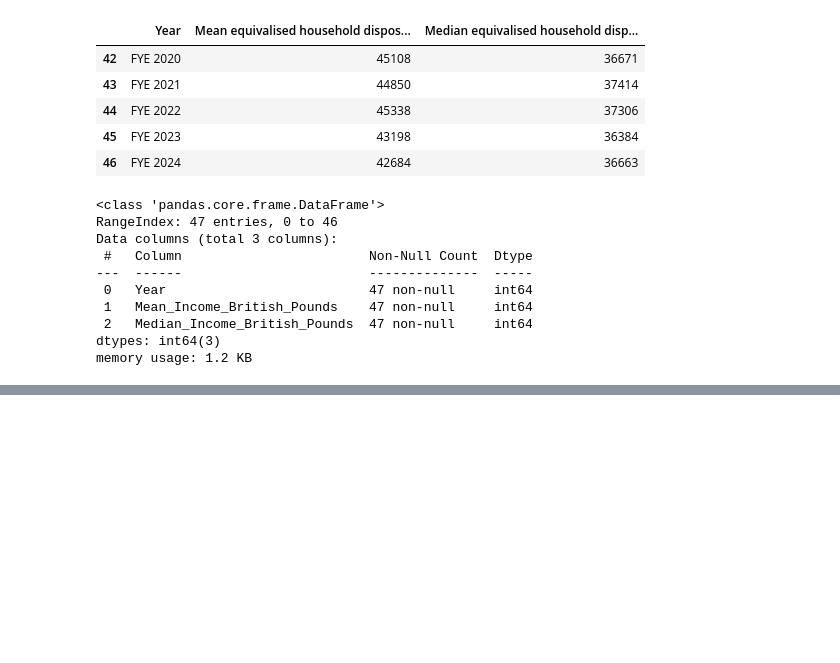
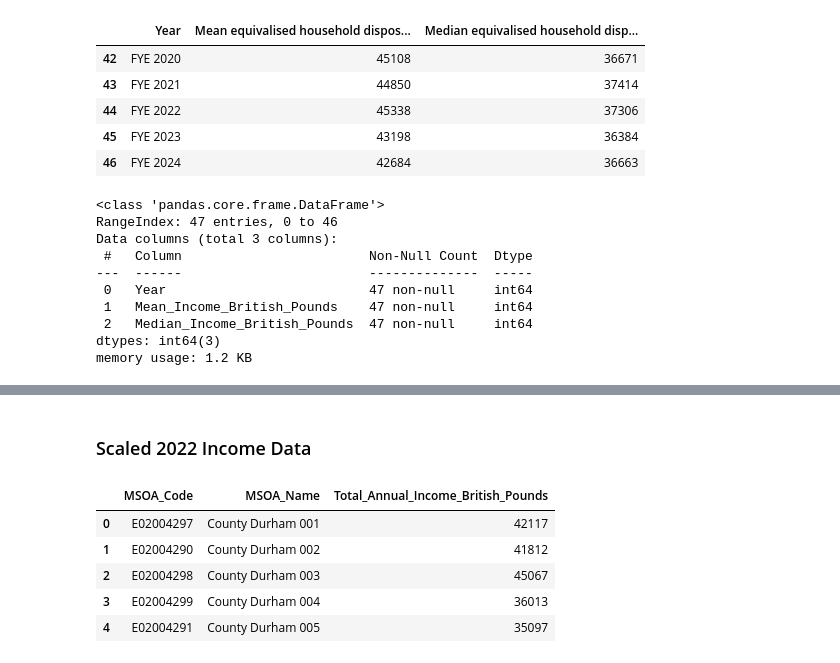
Before and after one commit to Sevinda-Herath/Predictive-Policing-in-the-London-Metropolitan-Police-District, a Jupyter notebook: main.ipynb, the cells around one changed output, grey strips where cells are left out. Drawn from its saved outputs; the diff is of its cells as text; code cells hidden in the pictures; blank space fills up the shorter version.

```diff
--- a/main.ipynb
+++ b/main.ipynb
@@ -870,0 +1631,15 @@ median_1977_2024_income.tail()
+# %% [markdown]
+### Scaled 2022 Income Data
+# %%
+Income_Data_2022_Simple = Income_Data_2020_Simple.copy()
+Income_Data_2022_Simple.loc[:, "Total_Annual_Income_British_Pounds"] = (
+    Income_Data_2020_Simple["Total_Annual_Income_British_Pounds"] * 1.01732
+).round().astype(int)
+Income_Data_2022_Simple.head()
+# %% [output]
+|  | MSOA_Code | MSOA_Name | Total_Annual_Income_British_Pounds |
+| 0 | E02004297 | County Durham 001 | 42117 |
+| 1 | E02004290 | County Durham 002 | 41812 |
+| 2 | E02004298 | County Durham 003 | 45067 |
+| 3 | E02004299 | County Durham 004 | 36013 |
+| 4 | E02004291 | County Durham 005 | 35097 |
```
Also changed, not shown: parts of 89 cells of this notebook.
